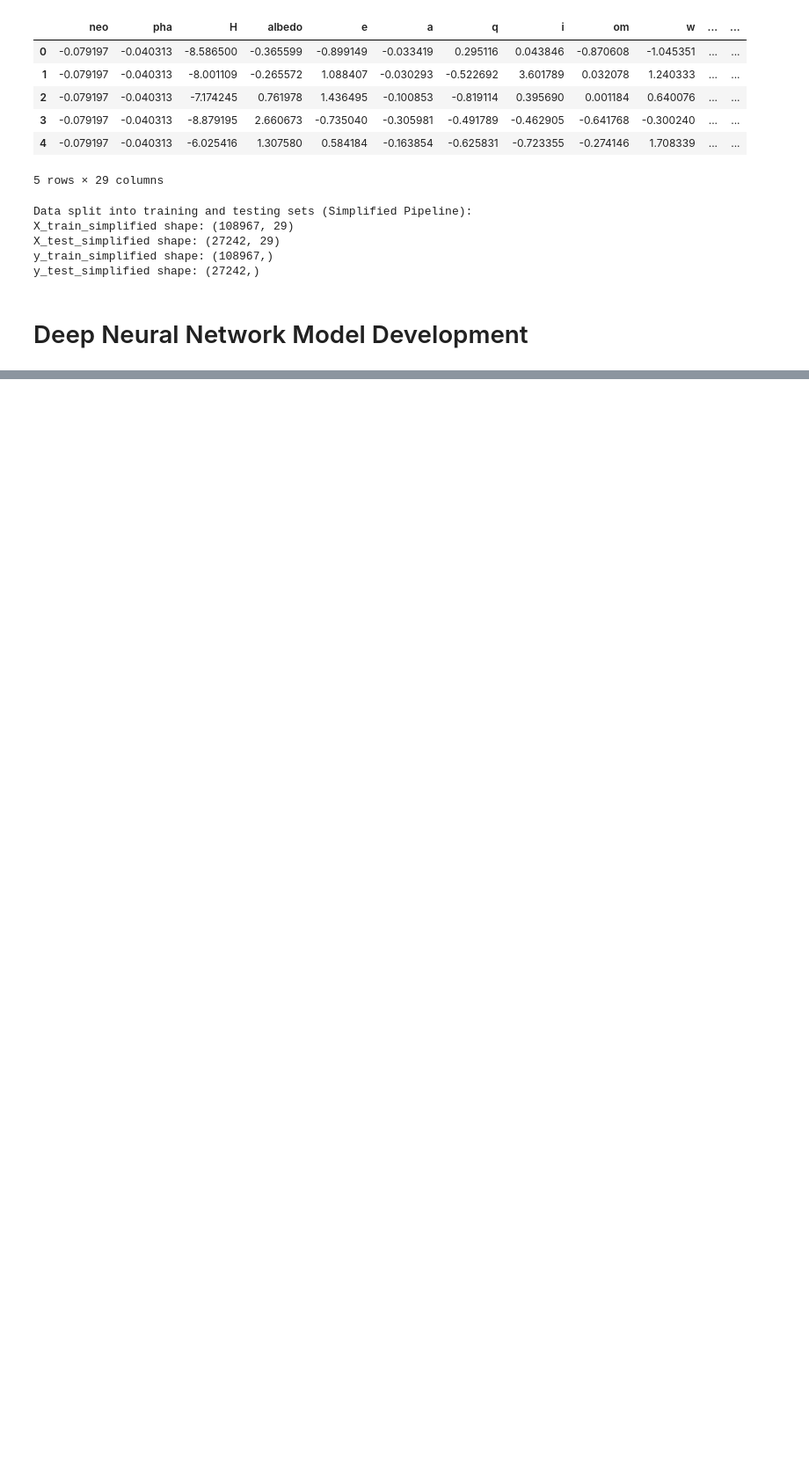
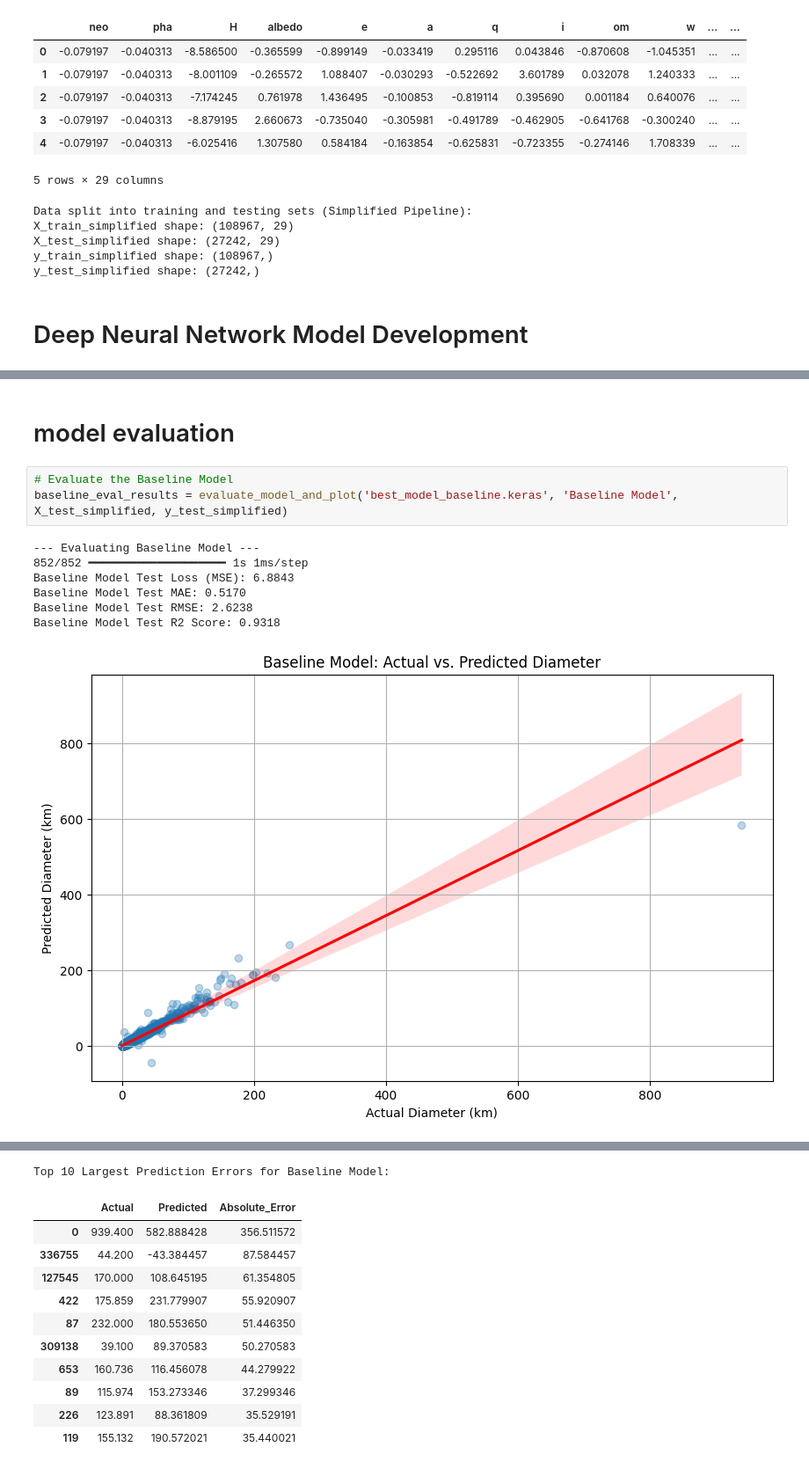
Before and after one commit to Aravindr017/Asteroid-Diameter-Prediction, a Jupyter notebook: Model/Asteriod.ipynb, the cells around one changed output, grey strips where cells are left out. Shown at 88% size. Saved outputs shown, nothing was run; the diff lists cells and outputs as text; blank space fills up the shorter version.

```diff
--- a/Model/Asteriod.ipynb
+++ b/Model/Asteriod.ipynb
@@ -387,0 +778,13 @@ y_test_simplified shape: (27242,)
+# %% [markdown]
+# model evaluation
+# %%
+# Evaluate the Baseline Model
+baseline_eval_results = evaluate_model_and_plot('best_model_baseline.keras', 'Baseline Model', X_test_simplified, y_test_simplified)
+# %% [output]
+--- Evaluating Baseline Model ---
+852/852 ━━━━━━━━━━━━━━━━━━━━ 1s 1ms/step
+Baseline Model Test Loss (MSE): 6.8843
+Baseline Model Test MAE: 0.5170
+Baseline Model Test RMSE: 2.6238
+Baseline Model Test R2 Score: 0.9318
+[figure, added]
@@ -387,0 +793,12 @@ y_test_simplified shape: (27242,)
+Top 10 Largest Prediction Errors for Baseline Model:
+|  | Actual | Predicted | Absolute_Error |
+| 0 | 939.400 | 582.888428 | 356.511572 |
+| 336755 | 44.200 | -43.384457 | 87.584457 |
+| 127545 | 170.000 | 108.645195 | 61.354805 |
+| 422 | 175.859 | 231.779907 | 55.920907 |
+| 87 | 232.000 | 180.553650 | 51.446350 |
+| 309138 | 39.100 | 89.370583 | 50.270583 |
+| 653 | 160.736 | 116.456078 | 44.279922 |
+| 89 | 115.974 | 153.273346 | 37.299346 |
+| 226 | 123.891 | 88.361809 | 35.529191 |
+| 119 | 155.132 | 190.572021 | 35.440021 |
```
Also changed, not shown: parts of 17 cells of this notebook.
